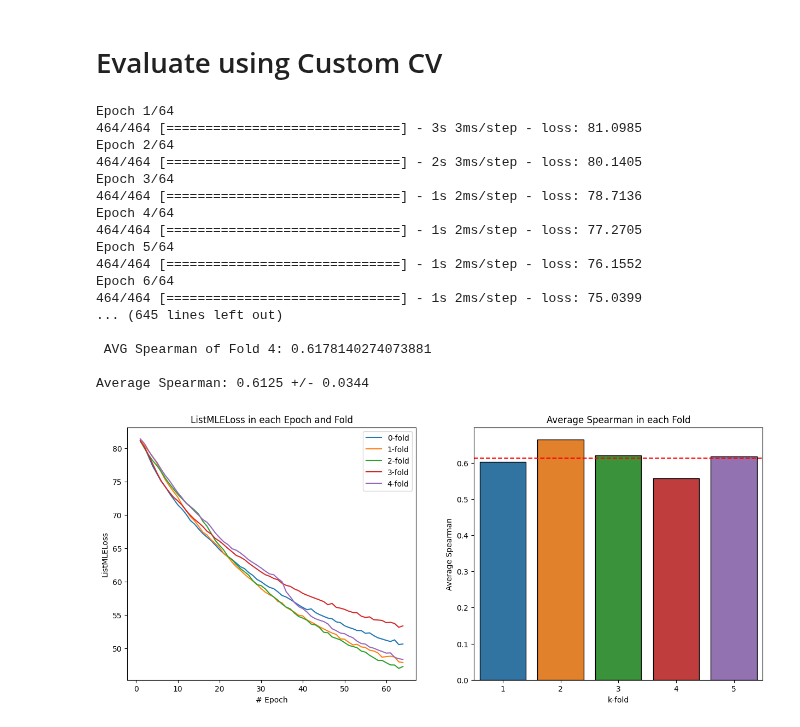
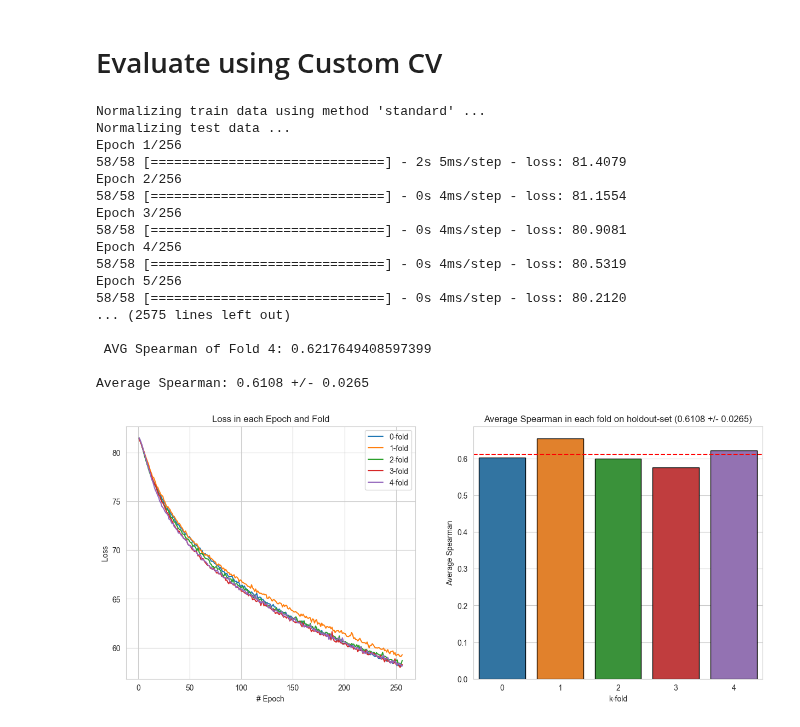
Before and after one commit to nina-prog/meta-learning-for-encoder-selection, a Jupyter notebook: notebooks/week13/week13-listwise-methods-nn-alessio.ipynb, the cells around one changed output. Cells and saved outputs as stored; diff of their text form; code cells hidden in the pictures.

```diff
--- a/notebooks/week13/week13-listwise-methods-nn-alessio.ipynb
+++ b/notebooks/week13/week13-listwise-methods-nn-alessio.ipynb
@@ -99,9 +105,6 @@ X_train = add_dataset_meta_information(df=X_train,
 # Drop correlated features
 X_train, _ = drop_pearson_correlated_features(train_data=X_train, test_data=None, threshold=0.7, verbosity=1)
 
-# Normalize
-X_train, scaler = normalize_train_data(X_train=X_train, method="minmax", verbosity=1)
-
 X_train.head(5)
 # %% [output]
 One Hot Encoding the features ['model', 'tuning', 'scoring'] of the train data ...
@@ -136,26 +168,45 @@ def get_model(input_dim, output_dim):
 # %% [markdown]
 # Evaluate using Custom CV
 # %%
-EPOCHS: int = 64
-BATCH_SIZE: int = 2
+EPOCHS: int = 256
+BATCH_SIZE: int = 16
+DROP_OUT: float = 0.1
+LEARNING_RATE: float = 1e-4
 
 scores = []
 histories = {}
 
 for i, fold in enumerate(cv_indices):
+    # Save original schema to build df_pred for custom scorer
     X_train_org_te = X_train_org.iloc[fold[1]]
 
+    # Get Data using the custom cv indices
     X_tr = X_train.iloc[fold[0]]
     X_te = X_train.iloc[fold[1]]
     y_tr = y_train.iloc[fold[0]]
     y_te = y_train.iloc[fold[1]]
 
-    model = get_model(input_dim=X_tr.shape[1], output_dim=y_tr.shape[1])
-    history = model.fit(X_tr, y_tr, epochs=EPOCHS, batch_size=BATCH_SIZE)
+    # Normalize
+    X_tr, scaler = normalize_train_data(X_train=X_tr, method="standard", verbosity=1)
+    X_te = normalize_test_data(X_test=X_te, scaler=scaler, verbosity=1)
+
+    # Assert no nan values and finite values in each fold
+    assert not np.any(np.isnan(X_tr))
+    assert not np.any(np.isnan(y_tr))
+    assert not np.any(np.isnan(X_te))
+    assert not np.any(np.isnan(y_te))
+    assert np.any(np.isfinite(X_tr))
+    assert np.any(np.isfinite(y_tr))
+    assert np.any(np.isfinite(X_te))
+    assert np.any(np.isfinite(y_te))
+
+    # Get model and fit using the curren train data
+    model = get_model(input_dim=X_tr.shape[1], output_dim=y_tr.shape[1], drop_out=DROP_OUT, lr=LEARNING_RATE)
+    history = model.fit(x=X_tr, y=y_tr, epochs=EPOCHS, batch_size=BATCH_SIZE, verbose=1)
     histories[f"{i}-fold"] = history
 
+    # Make prediction on current test data
     y_pred = pd.DataFrame(model.predict(X_te), columns=y_tr.columns, index=X_te.index)
-
     df_pred = pd.merge(pd.concat([X_train_org_te, y_te], axis=1).melt(id_vars=factors, value_name="rank").dropna(axis=0),
                        pd.concat([X_train_org_te, y_pred], axis=1).melt(id_vars=factors, value_name="rank_pred"),
                        on=factors+["encoder"], how="left")
@@ -170,38 +221,39 @@ for i, fold in enumerate(cv_indices):
 
 print(f"Average Spearman: {np.mean(scores):.4f} +/- {np.std(scores):.4f}")
 # %% [output]
-Epoch 1/64
-464/464 [==============================] - 3s 3ms/step - loss: 81.0985
-Epoch 2/64
-464/464 [==============================] - 2s 3ms/step - loss: 80.1405
-Epoch 3/64
-464/464 [==============================] - 1s 2ms/step - loss: 78.7136
-Epoch 4/64
-464/464 [==============================] - 1s 2ms/step - loss: 77.2705
-Epoch 5/64
-464/464 [==============================] - 1s 2ms/step - loss: 76.1552
-Epoch 6/64
-464/464 [==============================] - 1s 2ms/step - loss: 75.0399
-... (645 lines left out)
+Normalizing train data using method 'standard' ...
+Normalizing test data ...
+Epoch 1/256
+58/58 [==============================] - 2s 5ms/step - loss: 81.4079
+Epoch 2/256
+58/58 [==============================] - 0s 4ms/step - loss: 81.1554
+Epoch 3/256
+58/58 [==============================] - 0s 4ms/step - loss: 80.9081
+Epoch 4/256
+58/58 [==============================] - 0s 4ms/step - loss: 80.5319
+Epoch 5/256
+58/58 [==============================] - 0s 4ms/step - loss: 80.2120
+... (2575 lines left out)
 
- AVG Spearman of Fold 4: 0.6178140274073881
+ AVG Spearman of Fold 4: 0.6217649408597399
 
-Average Spearman: 0.6125 +/- 0.0344
+Average Spearman: 0.6108 +/- 0.0265
 # %%
 fig, axes = plt.subplots(nrows=1, ncols=2, figsize=(15, 6))
 for key, item in histories.items():
     loss = item.history["loss"]
     sns.lineplot(x=np.arange(1, EPOCHS+1), y=loss, label=key, ax=axes[0])
 axes[0].legend()
-axes[0].set_title("ListMLELoss in each Epoch and Fold")
+axes[0].set_title("Loss in each Epoch and Fold")
 axes[0].set_xlabel("# Epoch")
-axes[0].set_ylabel("ListMLELoss")
+axes[0].set_ylabel("Loss")
 # Second plot
-sns.barplot(x=np.arange(1, len(scores)+1), y=scores, ax=axes[1], edgecolor="black")
-axes[1].set_title("Average Spearman in each Fold")
+sns.barplot(x=np.arange(0, len(scores)), y=scores, ax=axes[1], edgecolor="black")
+axes[1].set_title(f"Average Spearman in each fold on holdout-set" +
+                  f" ({np.mean(scores):.4f} +/- {np.std(scores):.4f})")
 axes[1].set_xlabel("k-fold")
 axes[1].set_ylabel("Average Spearman")
 axes[1].axhline(y=np.mean(scores), linestyle="--", color="red")
 plt.show()
 # %% [output]
-[figure, old version]
+[figure, new version]
```
Also changed, not shown: parts of 8 cells of this notebook.
